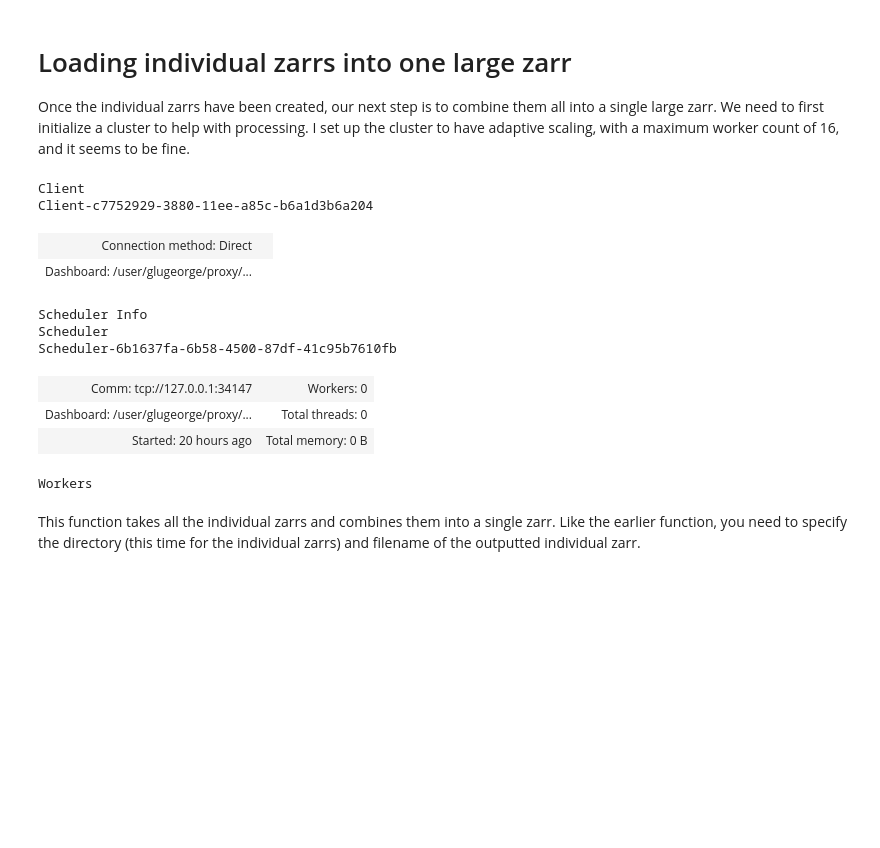
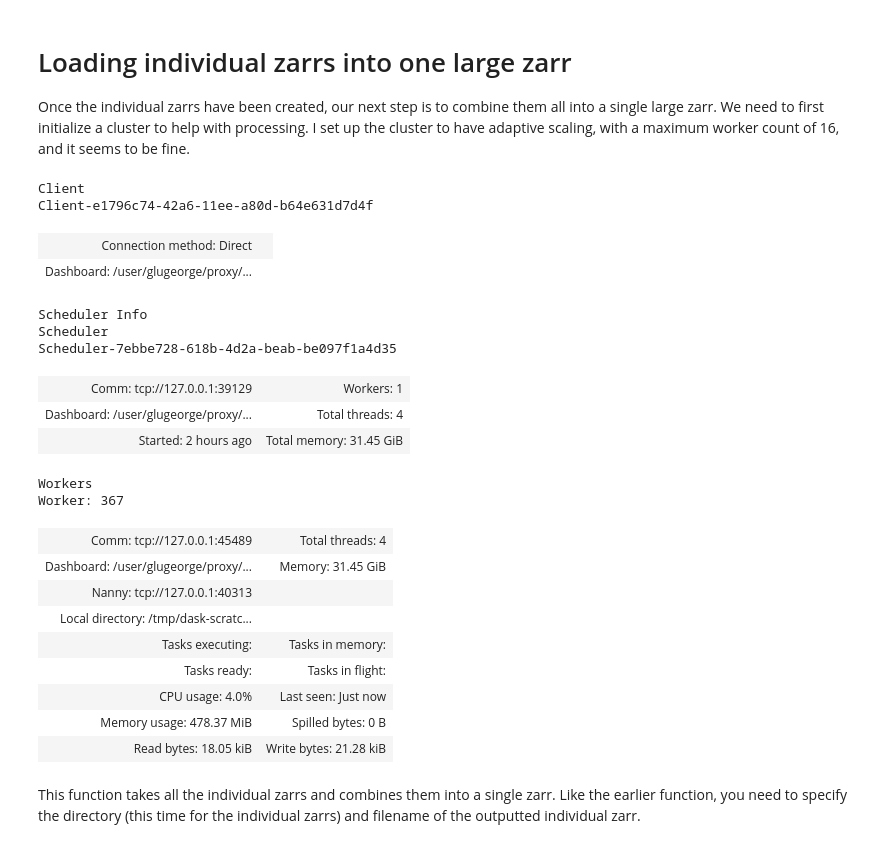
Before and after one commit to ldeo-glaciology/xapres, a Jupyter notebook: notebooks/to_zarr/dat_to_zarr.ipynb, the cells around one changed output. Cells and saved outputs as stored; diff of their text form; code cells hidden in the pictures; blank space fills up the shorter version.

```diff
--- a/notebooks/to_zarr/dat_to_zarr.ipynb
+++ b/notebooks/to_zarr/dat_to_zarr.ipynb
@@ -66,20 +66,30 @@ Once the individual zarrs have been created, our next step is to combine them al
 # %%
 from dask.distributed import Client
 
-client = Client("tcp://127.0.0.1:34147")
+client = Client("tcp://127.0.0.1:39129")
 client
 # %% [output]
 Client
-Client-c7752929-3880-11ee-a85c-b6a1d3b6a204
+Client-e1796c74-42a6-11ee-a80d-b64e631d7d4f
 | Connection method: Direct |  |
 | Dashboard: /user/glugeorge/proxy/... |  |
 Scheduler Info
 Scheduler
-Scheduler-6b1637fa-6b58-4500-87df-41c95b7610fb
+Scheduler-7ebbe728-618b-4d2a-beab-be097f1a4d35
-| Comm: tcp://127.0.0.1:34147 | Workers: 0 |
-| Dashboard: /user/glugeorge/proxy/... | Total threads: 0 |
-| Started: 20 hours ago | Total memory: 0 B |
+| Comm: tcp://127.0.0.1:39129 | Workers: 1 |
+| Dashboard: /user/glugeorge/proxy/... | Total threads: 4 |
+| Started: 2 hours ago | Total memory: 31.45 GiB |
 Workers
+Worker: 367
+| Comm: tcp://127.0.0.1:45489 | Total threads: 4 |
+| Dashboard: /user/glugeorge/proxy/... | Memory: 31.45 GiB |
+| Nanny: tcp://127.0.0.1:40313 |  |
+| Local directory: /tmp/dask-scratc... |  |
+| Tasks executing: | Tasks in memory: |
+| Tasks ready: | Tasks in flight: |
+| CPU usage: 4.0% | Last seen: Just now |
+| Memory usage: 478.37 MiB | Spilled bytes: 0 B |
+| Read bytes: 18.05 kiB | Write bytes: 21.28 kiB |
 # %% [markdown]
 This function takes all the individual zarrs and combines them into a single zarr. Like the earlier function, you need to specify the directory (this time for the individual zarrs) and filename of the outputted individual zarr.
 # %%
```
Also changed, not shown: parts of 2 cells of this notebook, 13 other files.
